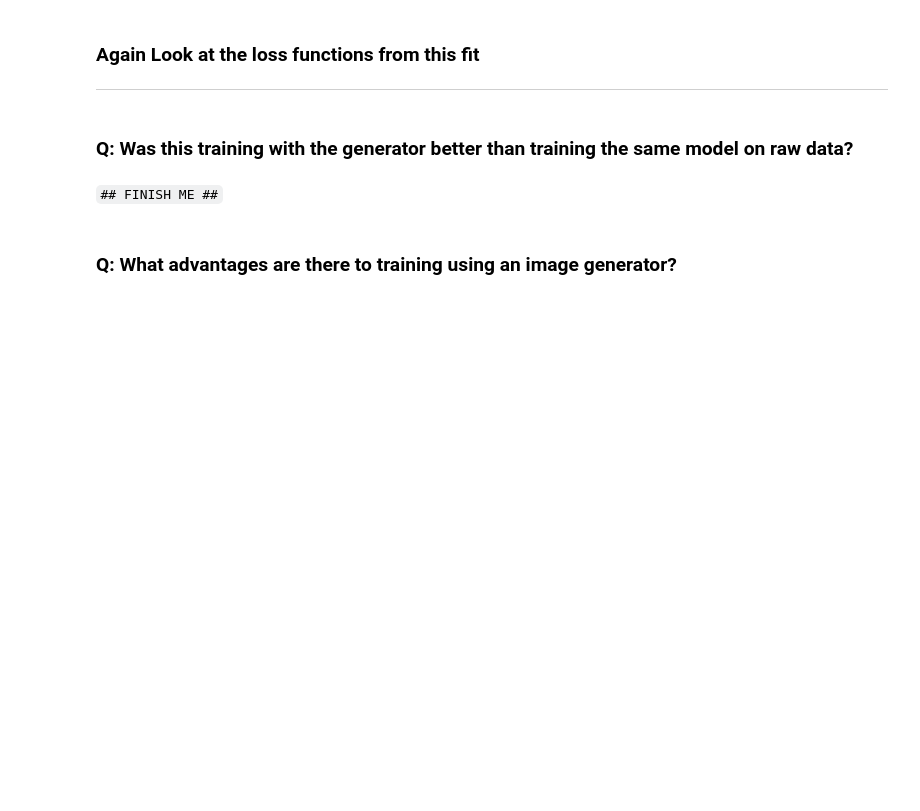
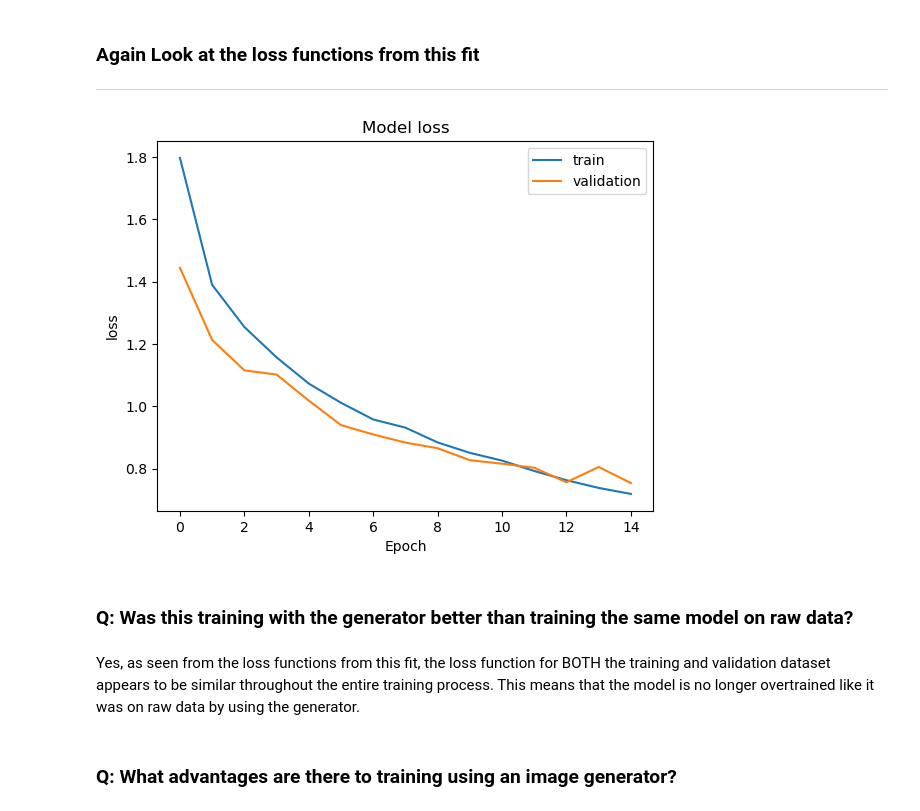
Before and after one commit to wly-wang/DAML23-24, a Jupyter notebook: Wk6/CNN_Questions.ipynb, the cells around one changed output. Saved outputs shown, nothing was run; the diff lists cells and outputs as text; code cells hidden in the pictures; blank space fills up the shorter version.

Commit message:
Updated code, up to generator trainin

````diff
--- a/Wk6/CNN_Questions.ipynb
+++ b/Wk6/CNN_Questions.ipynb
@@ -353,7 +356,9 @@ We also want to perform horizontal flips of images randomly to allow our model t
 # %%
 # Augmenting training set images
 datagen = ImageDataGenerator(zoom_range=0,
-                             ## FINISH ME ##
+                             width_shift_range=0.1,
+                             height_shift_range=0.1,
+                             shear_range=0.1,     # Not sure if range is [0, 1] or 0.1
                              rotation_range=15,
                              horizontal_flip = True, vertical_flip = False)
 datagen.fit(X_train)
@@ -381,7 +401,17 @@ model_history = model_aug.fit(datagen.flow(X_train, y_train, batch_size = BATCH_
+# %%
+plt.plot(model_history.history['loss'])
+plt.plot(model_history.history['val_loss'])
+plt.title("Model loss")
+plt.xlabel('Epoch')
+plt.ylabel('loss')
+plt.legend(['train','validation'], loc = 'upper right')
+plt.show()
+# %% [output]
+[figure, added]
 # %% [markdown]
 ### Q: Was this training with the generator better than training the same model on raw data?
-# %% [markdown]
-``` ## FINISH ME ## ```
+# %% [markdown]
+Yes, as seen from the loss functions from this fit, the loss function for BOTH the training and validation dataset appears to be similar throughout the entire training process. This means that the model is no longer overtrained like it was on raw data by using the generator.
 # %% [markdown]
 ### Q: What advantages are there to training using an image generator?
 # %% [markdown]
````
Also changed, not shown: parts of 11 cells of this notebook.
